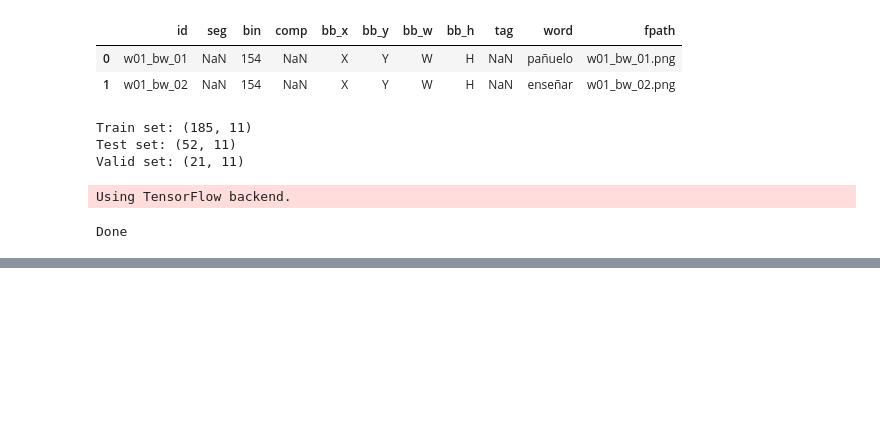
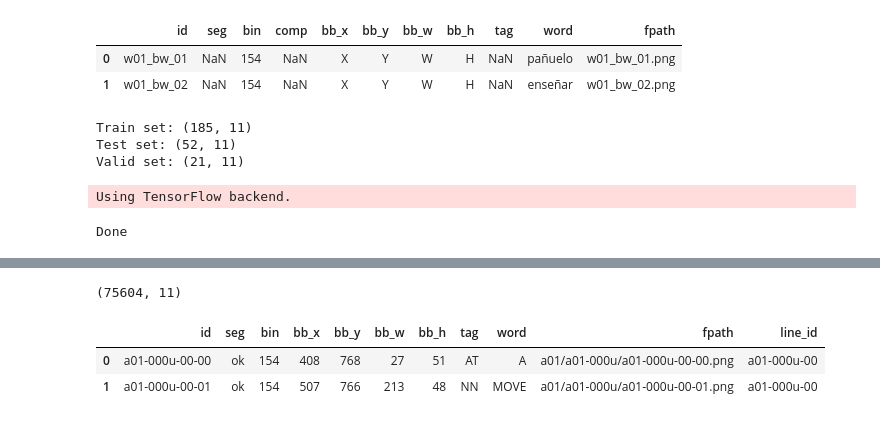
Before and after one commit to espetro/text-processing-old, a Jupyter notebook: testing.ipynb, the cells around one changed output, grey strips where cells are left out. Drawn from its saved outputs; the diff is of its cells as text; code cells hidden in the pictures; blank space fills up the shorter version.

```diff
--- a/testing.ipynb
+++ b/testing.ipynb
@@ -245,0 +254,11 @@ Done
+# %%
+from sklearn.model_selection import train_test_split
+import pandas as pd
+import os
+
+source_dir = "../data-sources/iam-word-dataset"
+dest_dir = "../packages/textRecognition/sample/minified"
+
+data = pd.read_csv(f"{source_dir}/words.txt", sep=" ", skiprows=18, names=["id", "seg", "bin", "bb_x", "bb_y", "bb_w", "bb_h", "tag", "word"])
+print(data.shape)
+data.head(2)
@@ -245,0 +270,15 @@ Done
+# %%
+def id_to_fpath(_id: str):
+    form_group, form_id, _, _ = _id.split("-")
+    return f"{form_group}/{form_group}-{form_id}/{_id}.png"
+
+data["fpath"] = data["id"].apply(id_to_fpath)
+data["line_id"] = data["id"].apply(lambda x: x[:-3])
+
+print(data.shape)
+data.head(2)
+# %% [output]
+(75604, 11)
+|  | id | seg | bin | bb_x | bb_y | bb_w | bb_h | tag | word | fpath | line_id |
+| 0 | a01-000u-00-00 | ok | 154 | 408 | 768 | 27 | 51 | AT | A | a01/a01-000u/a01-000u-00-00.png | a01-000u-00 |
+| 1 | a01-000u-00-01 | ok | 154 | 507 | 766 | 213 | 48 | NN | MOVE | a01/a01-000u/a01-000u-00-01.png | a01-000u-00 |
```
Also changed, not shown: parts of 9 cells of this notebook, 1 other file.
